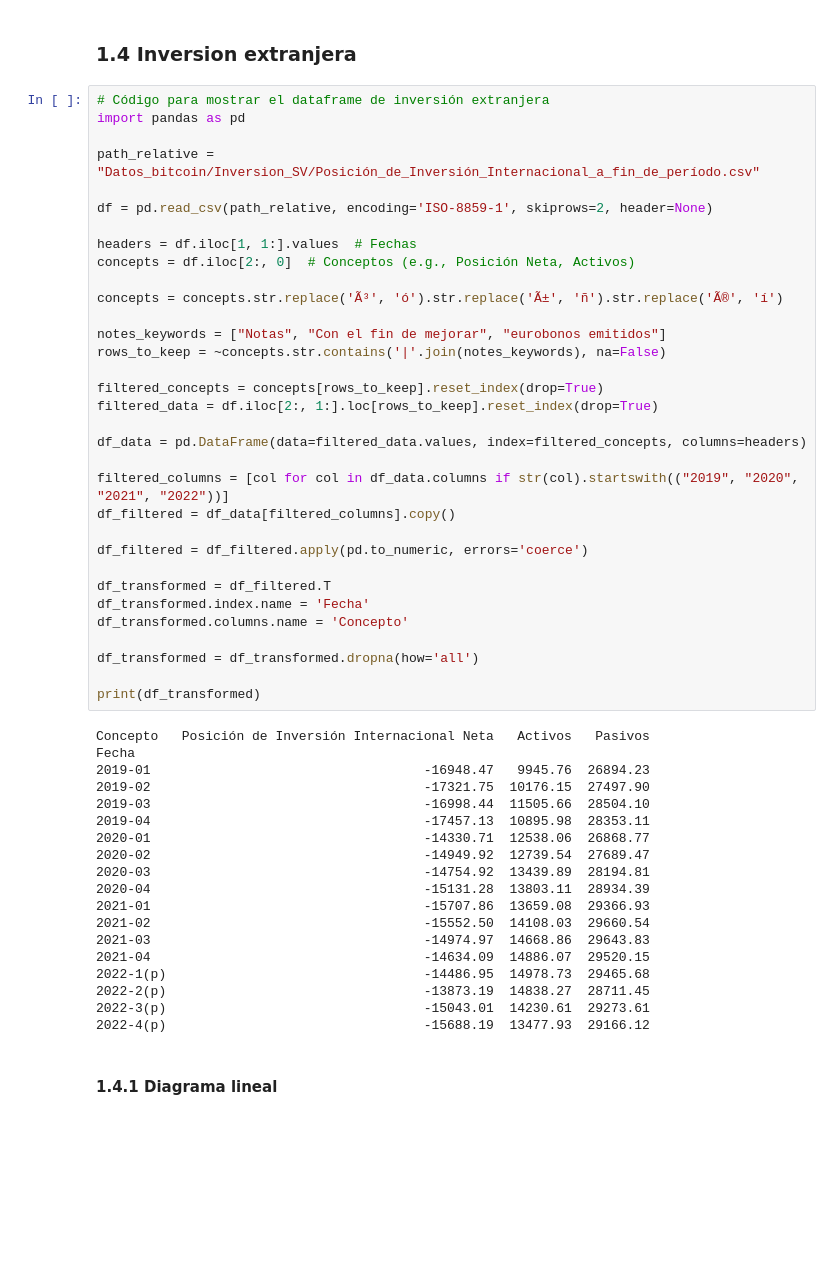
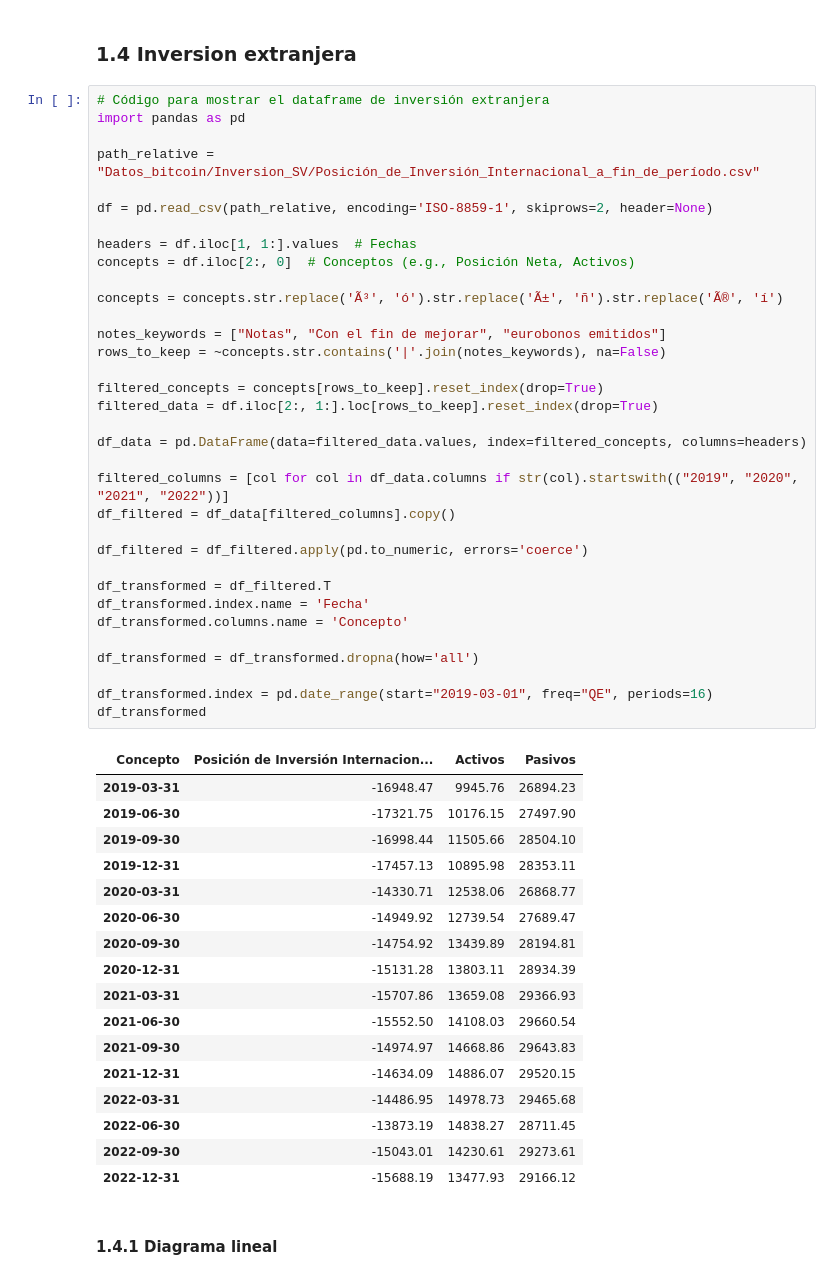
Before and after one commit to JosueRodriguezSams/CriptoSV---Samsung, a Jupyter notebook: Analisis_impacto_del_bitcoin.ipynb, the cells around one changed output. Cells and saved outputs as stored; diff of their text form; blank space fills up the shorter version.

Commit message:
fechas de inversion extranjera ajustadas a final de cada trimestre

```diff
--- a/Analisis_impacto_del_bitcoin.ipynb
+++ b/Analisis_impacto_del_bitcoin.ipynb
@@ -177,52 +177,52 @@ import pandas as pd
 
 path_relative = "Datos_bitcoin/Inversion_SV/Posición_de_Inversión_Internacional_a_fin_de_período.csv"
 
 df = pd.read_csv(path_relative, encoding='ISO-8859-1', skiprows=2, header=None)
 
 headers = df.iloc[1, 1:].values  # Fechas
 concepts = df.iloc[2:, 0]  # Conceptos (e.g., Posición Neta, Activos)
 
 concepts = concepts.str.replace('Ã³', 'ó').str.replace('Ã±', 'ñ').str.replace('Ã®', 'í')
 
 notes_keywords = ["Notas", "Con el fin de mejorar", "eurobonos emitidos"]
 rows_to_keep = ~concepts.str.contains('|'.join(notes_keywords), na=False)
 
 filtered_concepts = concepts[rows_to_keep].reset_index(drop=True)
 filtered_data = df.iloc[2:, 1:].loc[rows_to_keep].reset_index(drop=True)
 
 df_data = pd.DataFrame(data=filtered_data.values, index=filtered_concepts, columns=headers)
 
 filtered_columns = [col for col in df_data.columns if str(col).startswith(("2019", "2020", "2021", "2022"))]
 df_filtered = df_data[filtered_columns].copy()
 
 df_filtered = df_filtered.apply(pd.to_numeric, errors='coerce')
 
 df_transformed = df_filtered.T
 df_transformed.index.name = 'Fecha'
 df_transformed.columns.name = 'Concepto'
 
 df_transformed = df_transformed.dropna(how='all')
 
-print(df_transformed)
+df_transformed.index = pd.date_range(start="2019-03-01", freq="QE", periods=16)
+df_transformed
 # %% [output]
-Concepto   Posición de Inversión Internacional Neta   Activos   Pasivos
-Fecha
-2019-01                                   -16948.47   9945.76  26894.23
-2019-02                                   -17321.75  10176.15  27497.90
-2019-03                                   -16998.44  11505.66  28504.10
-2019-04                                   -17457.13  10895.98  28353.11
-2020-01                                   -14330.71  12538.06  26868.77
-2020-02                                   -14949.92  12739.54  27689.47
-2020-03                                   -14754.92  13439.89  28194.81
-2020-04                                   -15131.28  13803.11  28934.39
-2021-01                                   -15707.86  13659.08  29366.93
-2021-02                                   -15552.50  14108.03  29660.54
-2021-03                                   -14974.97  14668.86  29643.83
-2021-04                                   -14634.09  14886.07  29520.15
-2022-1(p)                                 -14486.95  14978.73  29465.68
-2022-2(p)                                 -13873.19  14838.27  28711.45
-2022-3(p)                                 -15043.01  14230.61  29273.61
-2022-4(p)                                 -15688.19  13477.93  29166.12
+| Concepto | Posición de Inversión Internacion... | Activos | Pasivos |
+| 2019-03-31 | -16948.47 | 9945.76 | 26894.23 |
+| 2019-06-30 | -17321.75 | 10176.15 | 27497.90 |
+| 2019-09-30 | -16998.44 | 11505.66 | 28504.10 |
+| 2019-12-31 | -17457.13 | 10895.98 | 28353.11 |
+| 2020-03-31 | -14330.71 | 12538.06 | 26868.77 |
+| 2020-06-30 | -14949.92 | 12739.54 | 27689.47 |
+| 2020-09-30 | -14754.92 | 13439.89 | 28194.81 |
+| 2020-12-31 | -15131.28 | 13803.11 | 28934.39 |
+| 2021-03-31 | -15707.86 | 13659.08 | 29366.93 |
+| 2021-06-30 | -15552.50 | 14108.03 | 29660.54 |
+| 2021-09-30 | -14974.97 | 14668.86 | 29643.83 |
+| 2021-12-31 | -14634.09 | 14886.07 | 29520.15 |
+| 2022-03-31 | -14486.95 | 14978.73 | 29465.68 |
+| 2022-06-30 | -13873.19 | 14838.27 | 28711.45 |
+| 2022-09-30 | -15043.01 | 14230.61 | 29273.61 |
+| 2022-12-31 | -15688.19 | 13477.93 | 29166.12 |
 # %% [markdown]
 #### 1.4.1 Diagrama lineal
 # %%
```
Also changed, not shown: parts of 1 cell of this notebook.
